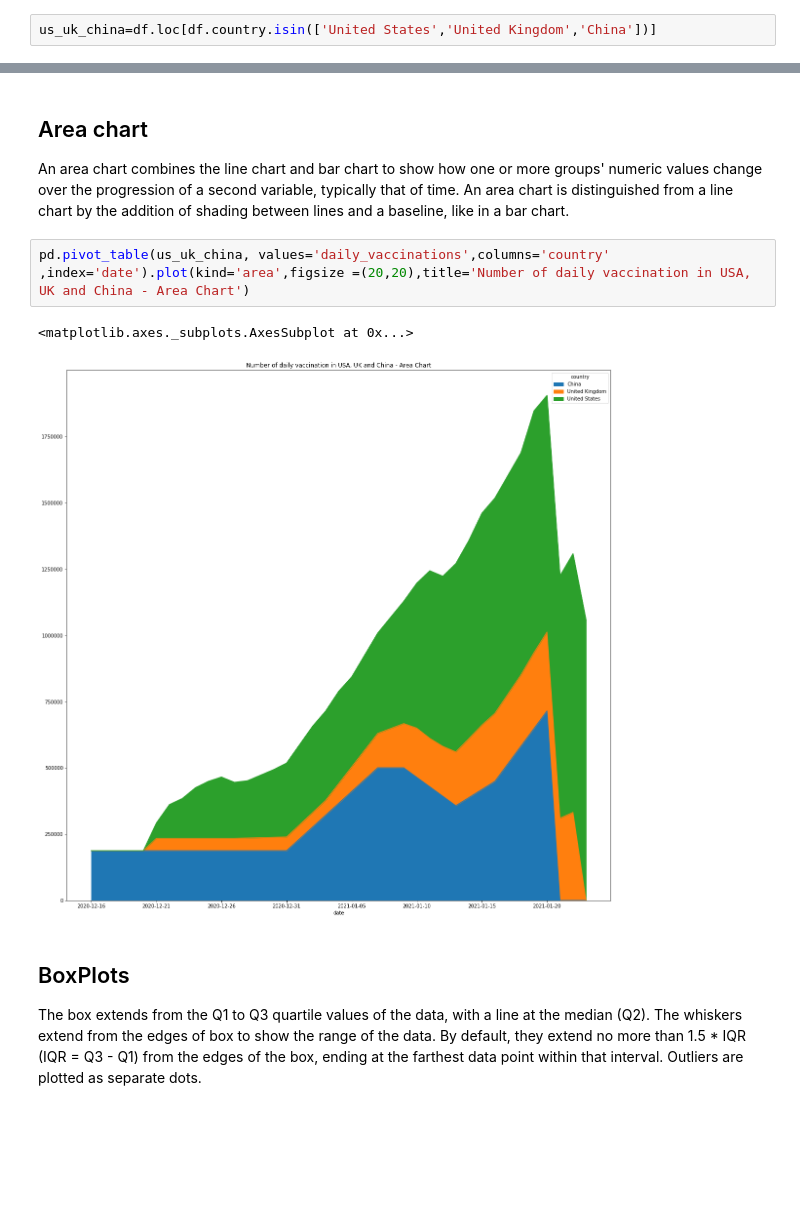
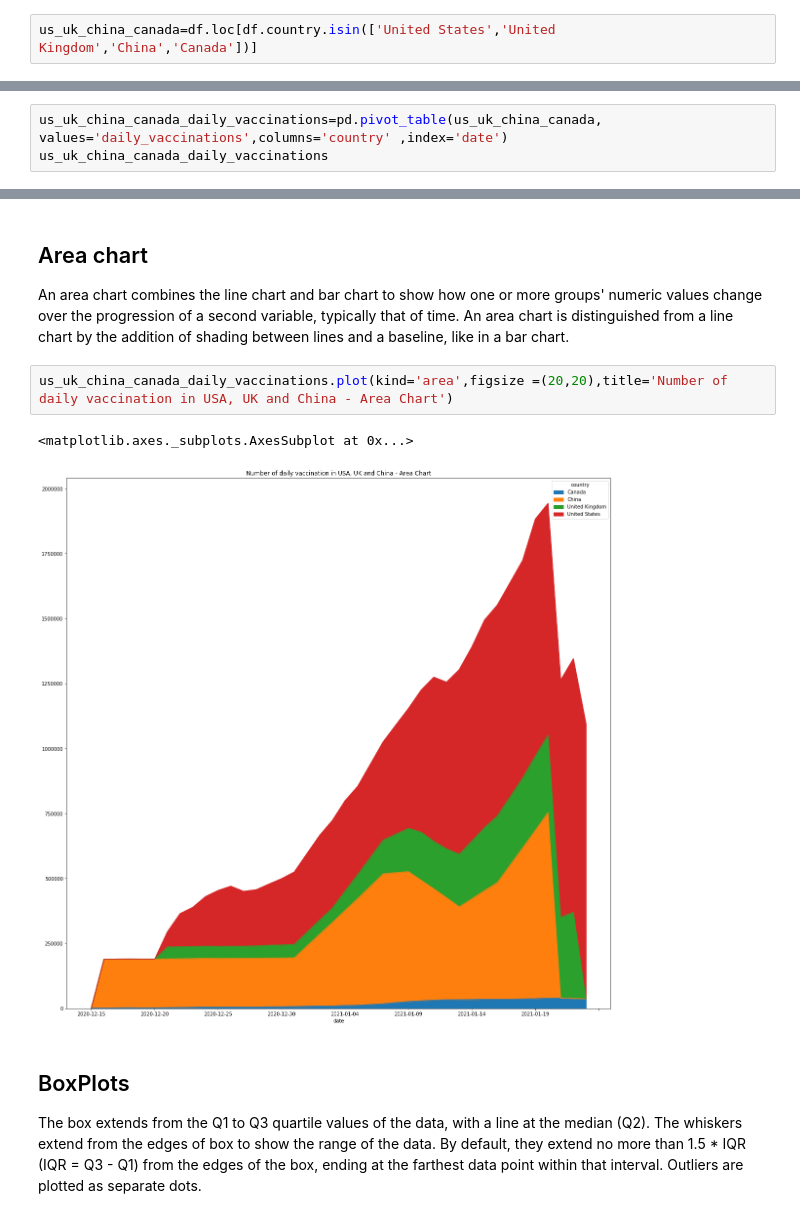
Before and after one commit to cra-international/Applications-of-Python--Pandas, a Jupyter notebook: Tutorial - Pandas Built-in Data Visualization.ipynb, the cells around one changed output, grey strips where cells are left out. Saved outputs shown, nothing was run; the diff lists cells and outputs as text; blank space fills up the shorter version.

```diff
--- a/Tutorial - Pandas Built-in Data Visualization.ipynb
+++ b/Tutorial - Pandas Built-in Data Visualization.ipynb
@@ -97,7 +104,7 @@ pd.pivot_table(df, values='daily_vaccinations',index='date',columns='vaccines').
 # %% [markdown]
 Since there are so many countries in the data frame, let us just focus on UK, US and China and explora more!
 # %%
-us_uk_china=df.loc[df.country.isin(['United States','United Kingdom','China'])]
+us_uk_china_canada=df.loc[df.country.isin(['United States','United Kingdom','China','Canada'])]
 # %% [markdown]
 
 # Plot Types
@@ -125,3 +132,6 @@ us_uk_china=df.loc[df.country.isin(['United States','United Kingdom','China'])]
 - "pie" is for pie charts.
 
 - "scatter" is for scatter plots.
+# %%
+us_uk_china_canada_daily_vaccinations=pd.pivot_table(us_uk_china_canada, values='daily_vaccinations',columns='country' ,index='date')
+us_uk_china_canada_daily_vaccinations
@@ -143,10 +172,10 @@ pd.pivot_table(us_uk_china, values='daily_vaccinations',columns='country' ,index
 
 An area chart combines the line chart and bar chart to show how one or more groups' numeric values change over the progression of a second variable, typically that of time. An area chart is distinguished from a line chart by the addition of shading between lines and a baseline, like in a bar chart.
 # %%
-pd.pivot_table(us_uk_china, values='daily_vaccinations',columns='country' ,index='date').plot(kind='area',figsize =(20,20),title='Number of daily vaccination in USA, UK and China - Area Chart')
+us_uk_china_canada_daily_vaccinations.plot(kind='area',figsize =(20,20),title='Number of daily vaccination in USA, UK and China - Area Chart')
 # %% [output]
 <matplotlib.axes._subplots.AxesSubplot at 0x...>
-[figure, old version]
+[figure, new version]
 # %% [markdown]
 ## BoxPlots
 
```
Also changed, not shown: parts of 16 cells of this notebook, 1 other file.
